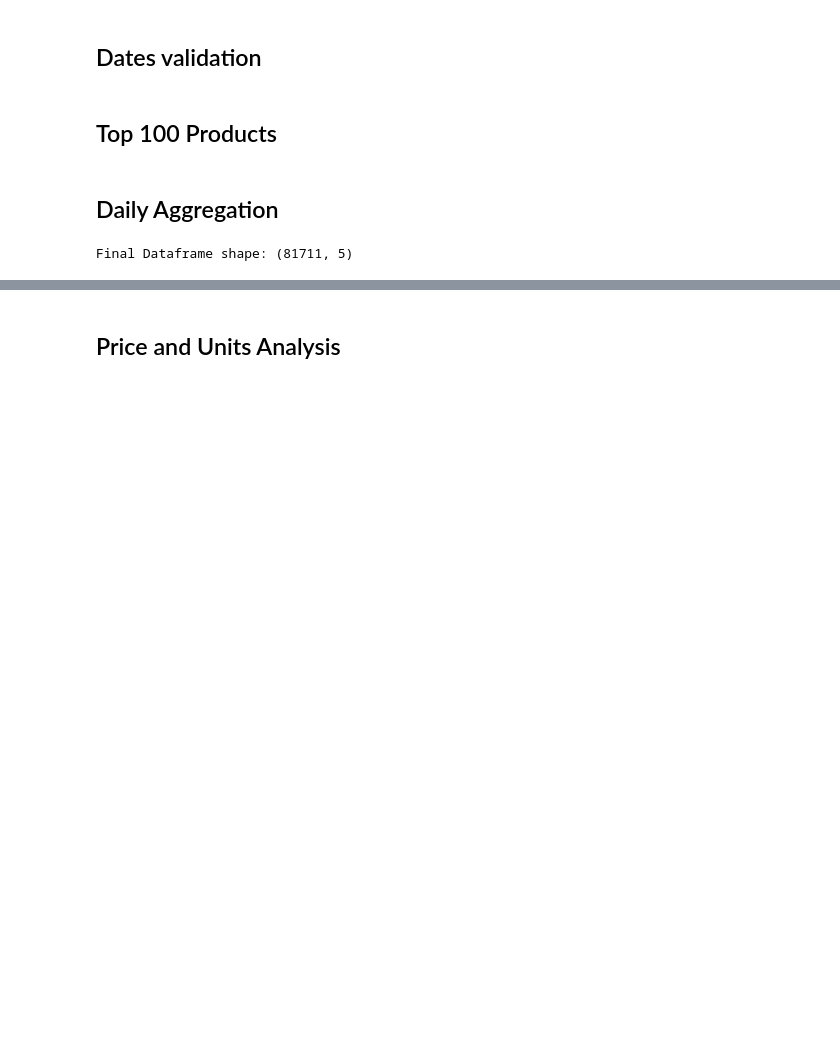
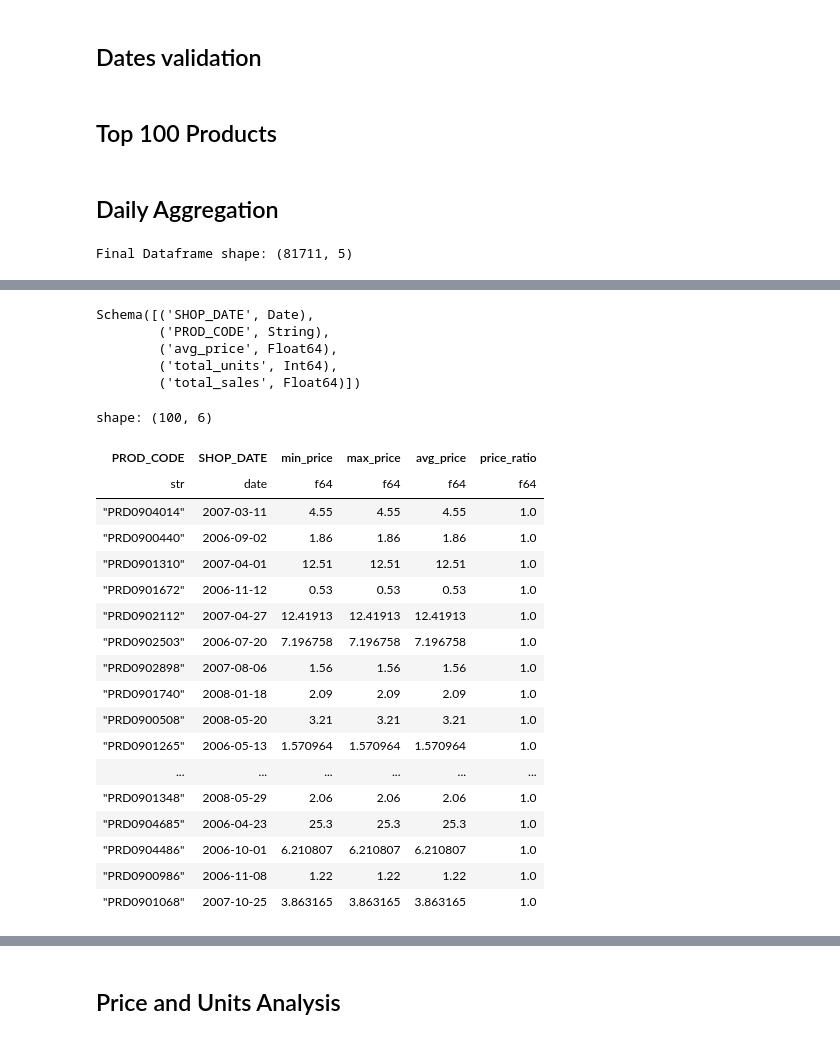
Before and after one commit to w-pinillo/price-opt-rl, a Jupyter notebook: notebooks/01-EDA.ipynb, the cells around one changed output, grey strips where cells are left out. Cells and saved outputs as stored; diff of their text form; code cells hidden in the pictures; blank space fills up the shorter version.

```diff
--- a/notebooks/01-EDA.ipynb
+++ b/notebooks/01-EDA.ipynb
@@ -100,0 +161,42 @@ Final Dataframe shape: (81711, 5)
+# %%
+product_daily.collect_schema()
+# %% [output]
+Schema([('SHOP_DATE', Date),
+        ('PROD_CODE', String),
+        ('avg_price', Float64),
+        ('total_units', Int64),
+        ('total_sales', Float64)])
+# %%
+price_outliers_val = (
+    product_daily
+    .group_by("PROD_CODE", "SHOP_DATE")
+    .agg([
+        pl.min("avg_price").alias("min_price"),
+        pl.max("avg_price").alias("max_price"),
+        pl.mean("avg_price").alias("avg_price")
+    ])
+    .with_columns((pl.col("max_price") / pl.col("avg_price")).alias("price_ratio"))
+    .sort("price_ratio", descending=False)
+)
+
+price_outliers_val.head(100)
+# %% [output]
+shape: (100, 6)
+| PROD_CODE | SHOP_DATE | min_price | max_price | avg_price | price_ratio |
+| str | date | f64 | f64 | f64 | f64 |
+| "PRD0904014" | 2007-03-11 | 4.55 | 4.55 | 4.55 | 1.0 |
+| "PRD0900440" | 2006-09-02 | 1.86 | 1.86 | 1.86 | 1.0 |
+| "PRD0901310" | 2007-04-01 | 12.51 | 12.51 | 12.51 | 1.0 |
+| "PRD0901672" | 2006-11-12 | 0.53 | 0.53 | 0.53 | 1.0 |
+| "PRD0902112" | 2007-04-27 | 12.41913 | 12.41913 | 12.41913 | 1.0 |
+| "PRD0902503" | 2006-07-20 | 7.196758 | 7.196758 | 7.196758 | 1.0 |
+| "PRD0902898" | 2007-08-06 | 1.56 | 1.56 | 1.56 | 1.0 |
+| "PRD0901740" | 2008-01-18 | 2.09 | 2.09 | 2.09 | 1.0 |
+| "PRD0900508" | 2008-05-20 | 3.21 | 3.21 | 3.21 | 1.0 |
+| "PRD0901265" | 2006-05-13 | 1.570964 | 1.570964 | 1.570964 | 1.0 |
+| ... | ... | ... | ... | ... | ... |
+| "PRD0901348" | 2008-05-29 | 2.06 | 2.06 | 2.06 | 1.0 |
+| "PRD0904685" | 2006-04-23 | 25.3 | 25.3 | 25.3 | 1.0 |
+| "PRD0904486" | 2006-10-01 | 6.210807 | 6.210807 | 6.210807 | 1.0 |
+| "PRD0900986" | 2006-11-08 | 1.22 | 1.22 | 1.22 | 1.0 |
+| "PRD0901068" | 2007-10-25 | 3.863165 | 3.863165 | 3.863165 | 1.0 |
```
Also changed, not shown: parts of 12 cells of this notebook, 10 other files.
